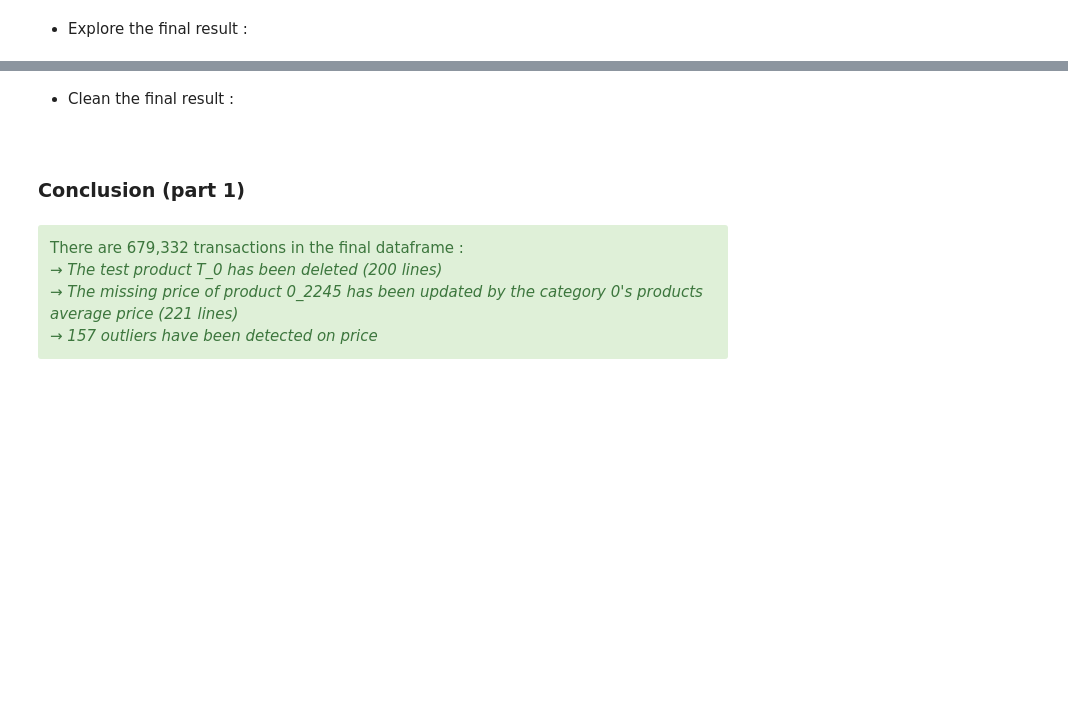
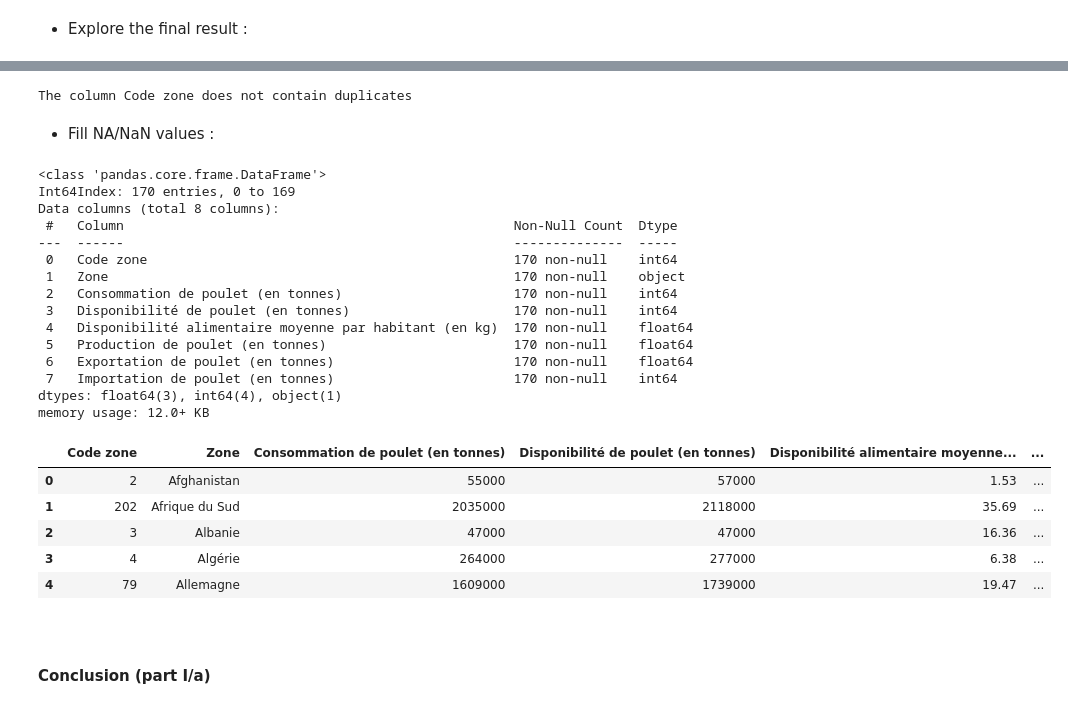
Before and after one commit to donia-nefiz/Produce-a-world-market-research-with-Python, a Jupyter notebook: 1 World-market-research_Exploration-and-data-cleaning.ipynb, the cells around one changed output, grey strips where cells are left out. Cells and saved outputs as stored; diff of their text form; code cells hidden in the pictures; blank space fills up the shorter version.

```diff
--- a/1 World-market-research_Exploration-and-data-cleaning.ipynb
+++ b/1 World-market-research_Exploration-and-data-cleaning.ipynb
@@ -747,2 +772,0 @@ products[products["id_prod"]=="0_2245" ]
-# %% [markdown]
-- Clean the final result :
@@ -759,11 +773,37 @@ lapage_df.info()
+# %%
+check_duplicates(chickenALL1,"Code zone")
+# %% [output]
+The column Code zone does not contain duplicates
+# %% [markdown]
+- Fill NA/NaN values :
+# %%
+chickenALL1["Production de poulet (en tonnes)"].fillna(0, inplace=True)
+chickenALL1["Exportation de poulet (en tonnes)"].fillna(0, inplace=True)
+chickenALL1.info()
+chickenALL1.head()
+# %% [output]
+<class 'pandas.core.frame.DataFrame'>
+Int64Index: 170 entries, 0 to 169
+Data columns (total 8 columns):
+ #   Column                                                  Non-Null Count  Dtype
+---  ------                                                  --------------  -----
+ 0   Code zone                                               170 non-null    int64
+ 1   Zone                                                    170 non-null    object
+ 2   Consommation de poulet (en tonnes)                      170 non-null    int64
+ 3   Disponibilité de poulet (en tonnes)                     170 non-null    int64
+ 4   Disponibilité alimentaire moyenne par habitant (en kg)  170 non-null    float64
+ 5   Production de poulet (en tonnes)                        170 non-null    float64
+ 6   Exportation de poulet (en tonnes)                       170 non-null    float64
+ 7   Importation de poulet (en tonnes)                       170 non-null    int64
+dtypes: float64(3), int64(4), object(1)
+memory usage: 12.0+ KB
+|  | Code zone | Zone | Consommation de poulet (en tonnes) | Disponibilité de poulet (en tonnes) | Disponibilité alimentaire moyenne... | ... |
+| 0 | 2 | Afghanistan | 55000 | 57000 | 1.53 | ... |
+| 1 | 202 | Afrique du Sud | 2035000 | 2118000 | 35.69 | ... |
+| 2 | 3 | Albanie | 47000 | 47000 | 16.36 | ... |
+| 3 | 4 | Algérie | 264000 | 277000 | 6.38 | ... |
+| 4 | 79 | Allemagne | 1609000 | 1739000 | 19.47 | ... |
 # %% [markdown]
-<a id='another_cell_e'></a>
+<a id='another_cell_h'></a>
 # %% [markdown]
-### Conclusion (part 1)
+#### Conclusion (part I/a)
-# %% [markdown]
-<div class="alert-success">
-There are 679,332 transactions in the final dataframe :
-<br><i>→ The test product T_0 has been deleted (200 lines)</i></br>
-<i><br>→ The missing price of product 0_2245 has been updated by the category 0's products average price (221 lines)</br></i>
-<i><br>→ 157 outliers have been detected on price</i></br>
-</i></div>
```
Also changed, not shown: parts of 50 cells of this notebook.
